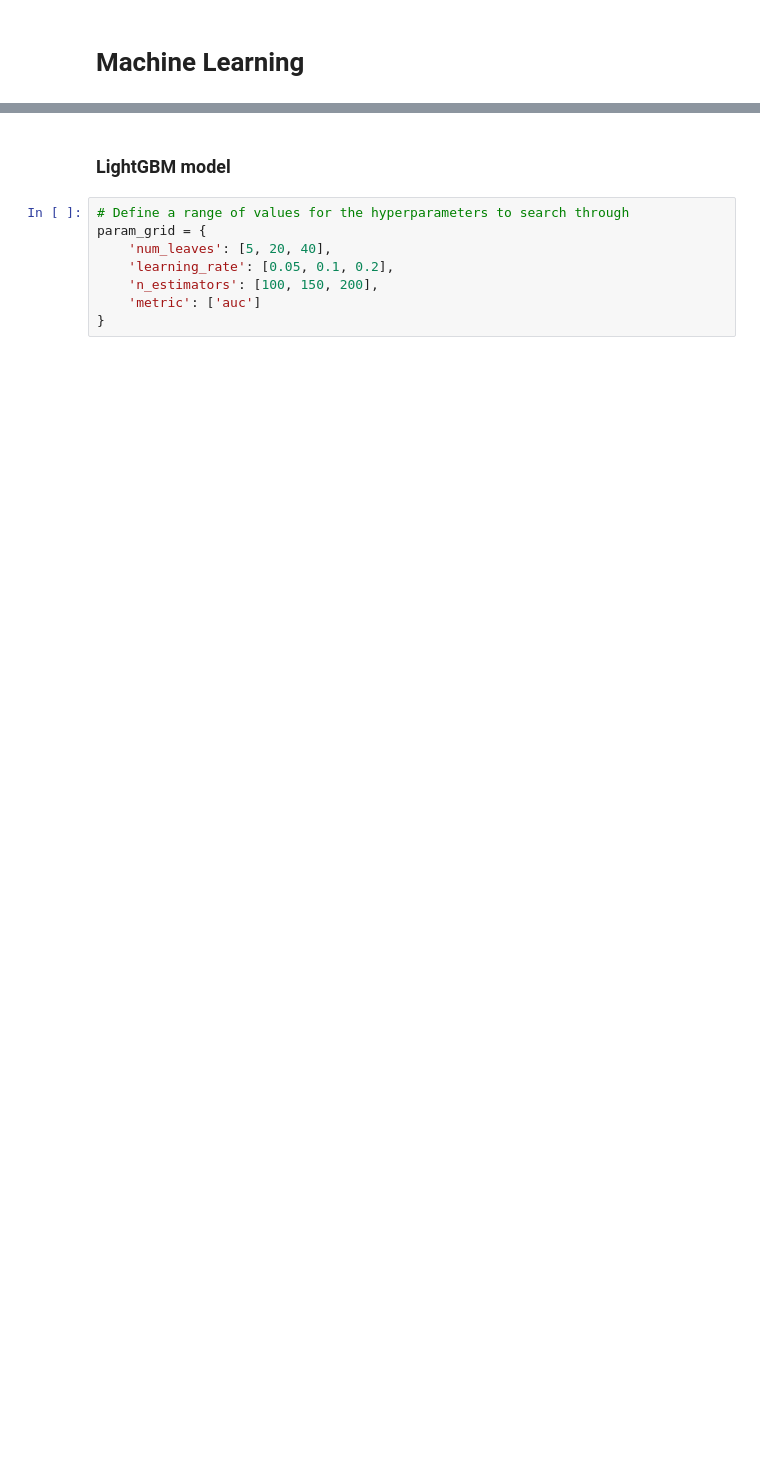
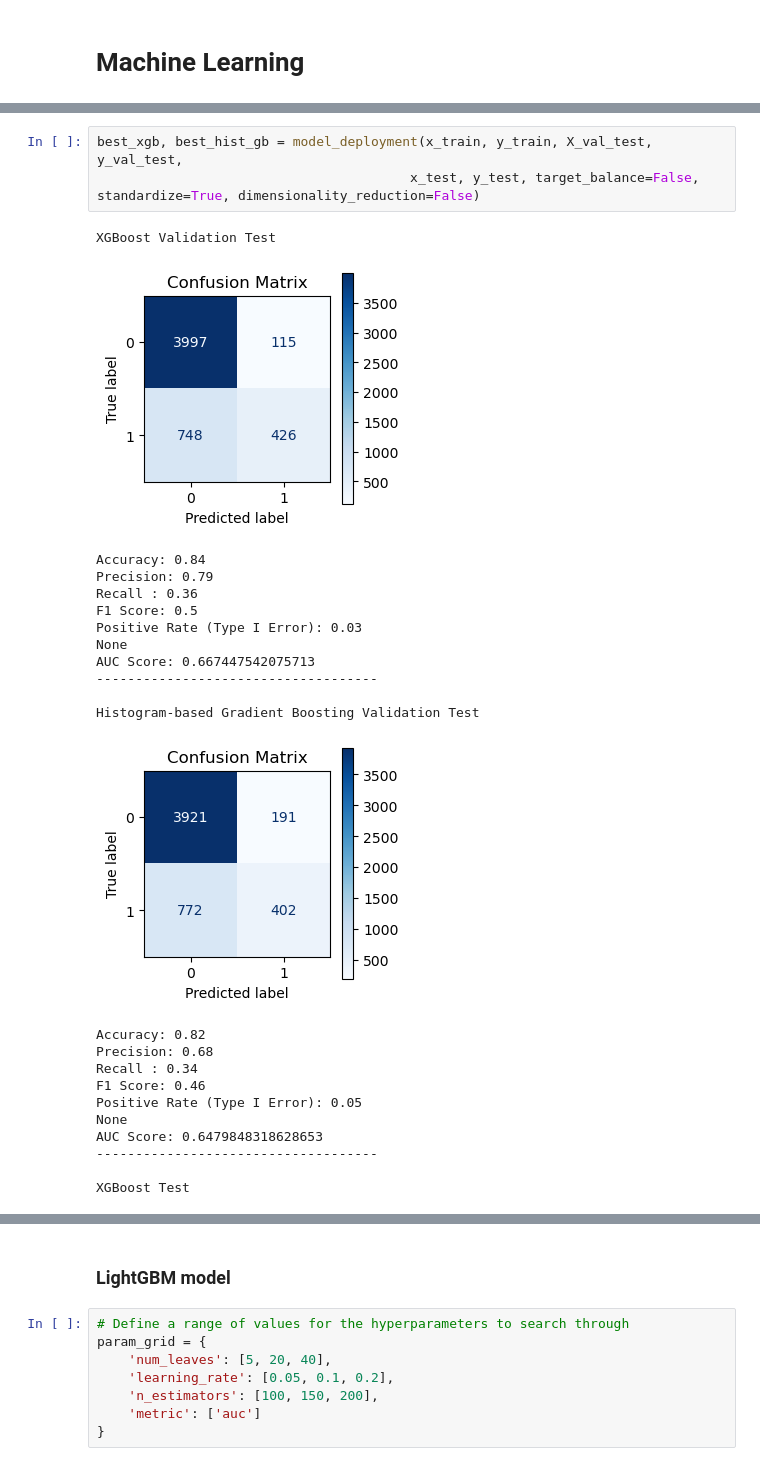
Before and after one commit to lopez-Luis89/Default_Risk, a Jupyter notebook: Final Project.ipynb, the cells around one changed output, grey strips where cells are left out. Saved outputs shown, nothing was run; the diff lists cells and outputs as text; blank space fills up the shorter version.

```diff
--- a/Final Project.ipynb
+++ b/Final Project.ipynb
@@ -432,0 +533,27 @@ I will probably try an d get some more information using K-MEans clustering appr
+# %%
+best_xgb, best_hist_gb = model_deployment(x_train, y_train, X_val_test, y_val_test,
+                                        x_test, y_test, target_balance=False, standardize=True, dimensionality_reduction=False)
+# %% [output]
+XGBoost Validation Test
+[figure, added]
+Accuracy: 0.84
+Precision: 0.79
+Recall : 0.36
+F1 Score: 0.5
+Positive Rate (Type I Error): 0.03
+None
+AUC Score: 0.667447542075713
+------------------------------------
+
+Histogram-based Gradient Boosting Validation Test
+[figure, added]
+Accuracy: 0.82
+Precision: 0.68
+Recall : 0.34
+F1 Score: 0.46
+Positive Rate (Type I Error): 0.05
+None
+AUC Score: 0.6479848318628653
+------------------------------------
+
+XGBoost Test
```
Also changed, not shown: parts of 32 cells of this notebook.
